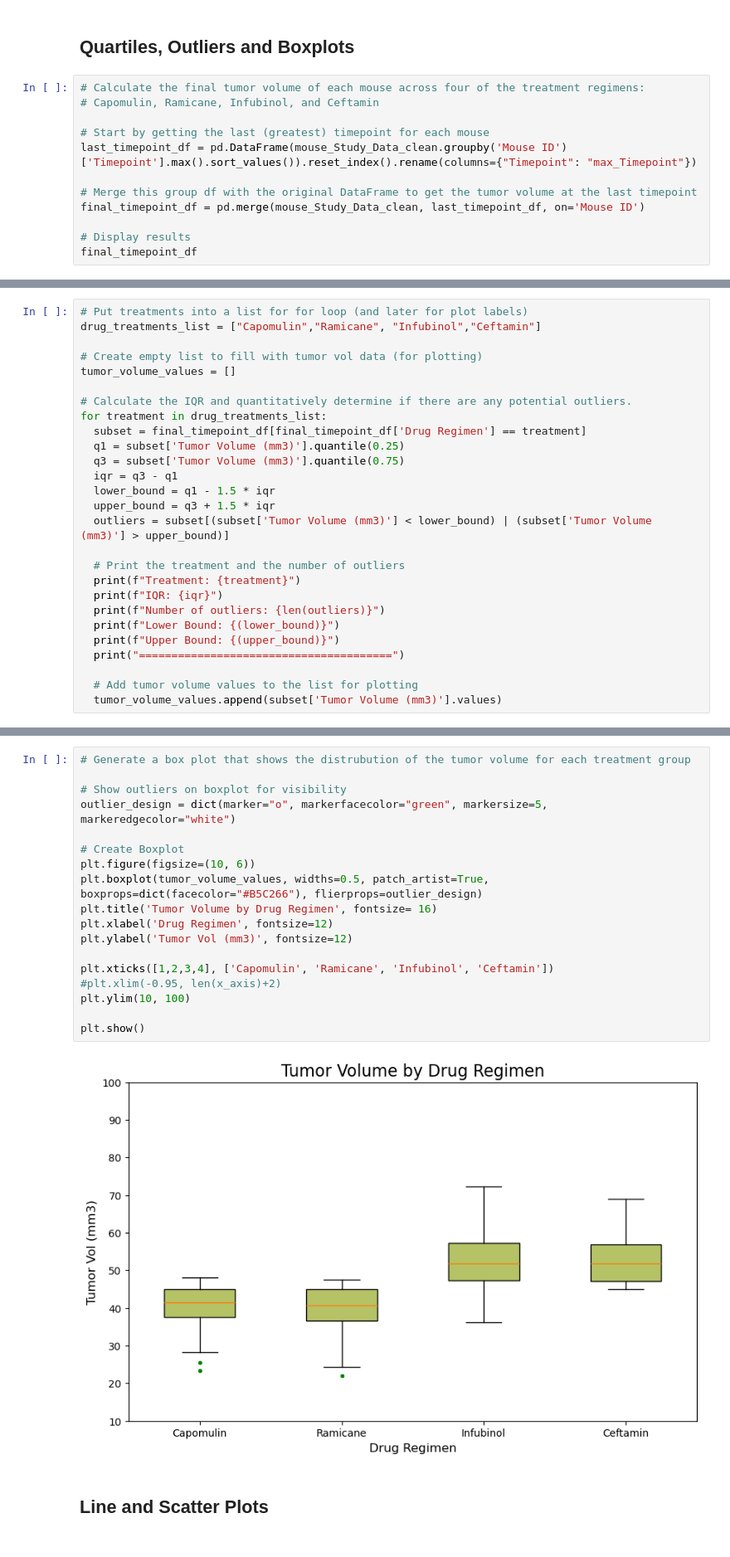
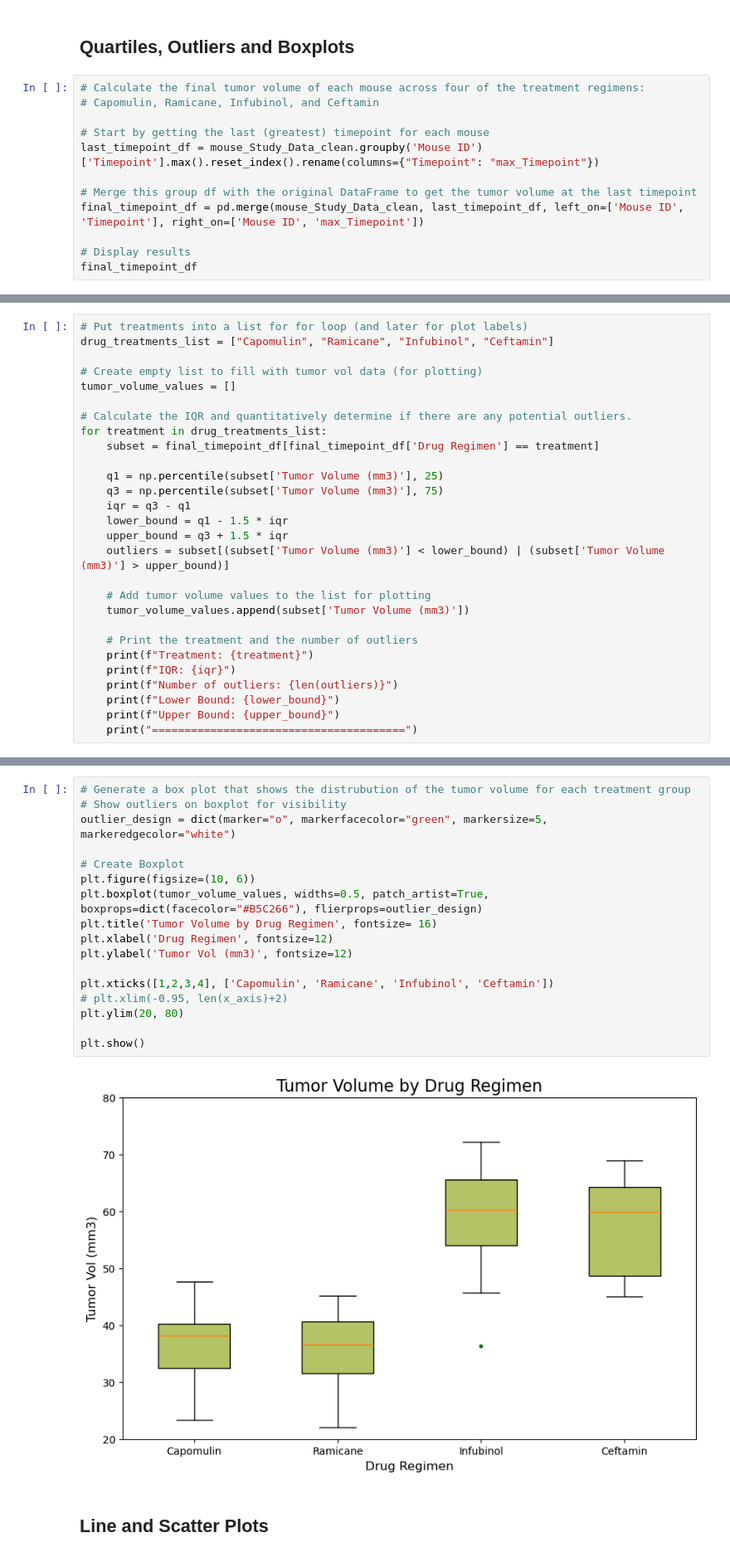
Before and after one commit to Saurabh-Lakhanpal/matplotlib-challenge, a Jupyter notebook: Pymaceuticals/pymaceuticals_solution.ipynb, the cells around one changed output, grey strips where cells are left out. Shown: that part at 83% size. Saved outputs shown, nothing was run; the diff lists cells and outputs as text.

```diff
--- a/Pymaceuticals/pymaceuticals_solution.ipynb
+++ b/Pymaceuticals/pymaceuticals_solution.ipynb
@@ -307,10 +310,10 @@ plt.show()
 # Capomulin, Ramicane, Infubinol, and Ceftamin
 
 # Start by getting the last (greatest) timepoint for each mouse
-last_timepoint_df = pd.DataFrame(mouse_Study_Data_clean.groupby('Mouse ID')['Timepoint'].max().sort_values()).reset_index().rename(columns={"Timepoint": "max_Timepoint"})
+last_timepoint_df = mouse_Study_Data_clean.groupby('Mouse ID')['Timepoint'].max().reset_index().rename(columns={"Timepoint": "max_Timepoint"})
 
 # Merge this group df with the original DataFrame to get the tumor volume at the last timepoint
-final_timepoint_df = pd.merge(mouse_Study_Data_clean, last_timepoint_df, on='Mouse ID')
+final_timepoint_df = pd.merge(mouse_Study_Data_clean, last_timepoint_df, left_on=['Mouse ID', 'Timepoint'], right_on=['Mouse ID', 'max_Timepoint'])
 
 # Display results
 final_timepoint_df
@@ -331,29 +334,30 @@ final_timepoint_df
 # %%
 # Put treatments into a list for for loop (and later for plot labels)
-drug_treatments_list = ["Capomulin","Ramicane", "Infubinol","Ceftamin"]
+drug_treatments_list = ["Capomulin", "Ramicane", "Infubinol", "Ceftamin"]
 
 # Create empty list to fill with tumor vol data (for plotting)
 tumor_volume_values = []
 
 # Calculate the IQR and quantitatively determine if there are any potential outliers.
 for treatment in drug_treatments_list:
-  subset = final_timepoint_df[final_timepoint_df['Drug Regimen'] == treatment]
-  q1 = subset['Tumor Volume (mm3)'].quantile(0.25)
-  q3 = subset['Tumor Volume (mm3)'].quantile(0.75)
-  iqr = q3 - q1
-  lower_bound = q1 - 1.5 * iqr
-  upper_bound = q3 + 1.5 * iqr
-  outliers = subset[(subset['Tumor Volume (mm3)'] < lower_bound) | (subset['Tumor Volume (mm3)'] > upper_bound)]
+    subset = final_timepoint_df[final_timepoint_df['Drug Regimen'] == treatment]
 
-  # Print the treatment and the number of outliers
-  print(f"Treatment: {treatment}")
-  print(f"IQR: {iqr}")
-  print(f"Number of outliers: {len(outliers)}")
-  print(f"Lower Bound: {(lower_bound)}")
-  print(f"Upper Bound: {(upper_bound)}")
-  print("=======================================")
+    q1 = np.percentile(subset['Tumor Volume (mm3)'], 25)
+    q3 = np.percentile(subset['Tumor Volume (mm3)'], 75)
+    iqr = q3 - q1
+    lower_bound = q1 - 1.5 * iqr
+    upper_bound = q3 + 1.5 * iqr
+    outliers = subset[(subset['Tumor Volume (mm3)'] < lower_bound) | (subset['Tumor Volume (mm3)'] > upper_bound)]
 
-  # Add tumor volume values to the list for plotting
-  tumor_volume_values.append(subset['Tumor Volume (mm3)'].values)
+    # Add tumor volume values to the list for plotting
+    tumor_volume_values.append(subset['Tumor Volume (mm3)'])
+
+    # Print the treatment and the number of outliers
+    print(f"Treatment: {treatment}")
+    print(f"IQR: {iqr}")
+    print(f"Number of outliers: {len(outliers)}")
+    print(f"Lower Bound: {lower_bound}")
+    print(f"Upper Bound: {upper_bound}")
+    print("=======================================")
 # %% [output]
 Treatment: Capomulin
@@ -375,24 +379,23 @@ Upper Bound: 71.19095325625001
 =======================================
 # %%
 # Generate a box plot that shows the distrubution of the tumor volume for each treatment group
-
 # Show outliers on boxplot for visibility
 outlier_design = dict(marker="o", markerfacecolor="green", markersize=5, markeredgecolor="white")
 
 # Create Boxplot
 plt.figure(figsize=(10, 6))
 plt.boxplot(tumor_volume_values, widths=0.5, patch_artist=True, boxprops=dict(facecolor="#B5C266"), flierprops=outlier_design)
 plt.title('Tumor Volume by Drug Regimen', fontsize= 16)
 plt.xlabel('Drug Regimen', fontsize=12)
 plt.ylabel('Tumor Vol (mm3)', fontsize=12)
 
 plt.xticks([1,2,3,4], ['Capomulin', 'Ramicane', 'Infubinol', 'Ceftamin'])
-#plt.xlim(-0.95, len(x_axis)+2)
-plt.ylim(10, 100)
+# plt.xlim(-0.95, len(x_axis)+2)
+plt.ylim(20, 80)
 
 plt.show()
 # %% [output]
-[figure, old version]
+[figure, new version]
 # %% [markdown]
 ## Line and Scatter Plots
 # %%
```
Also changed, not shown: parts of 18 cells of this notebook, 2 other files.
